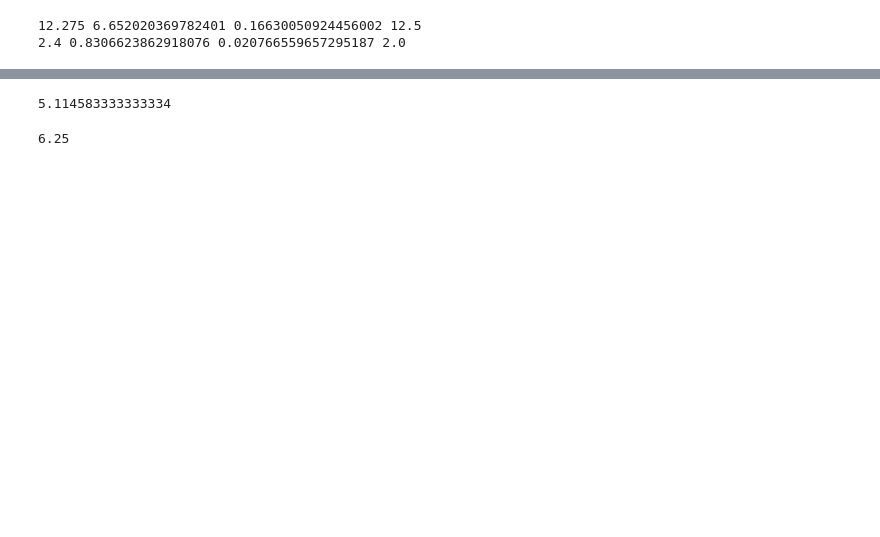
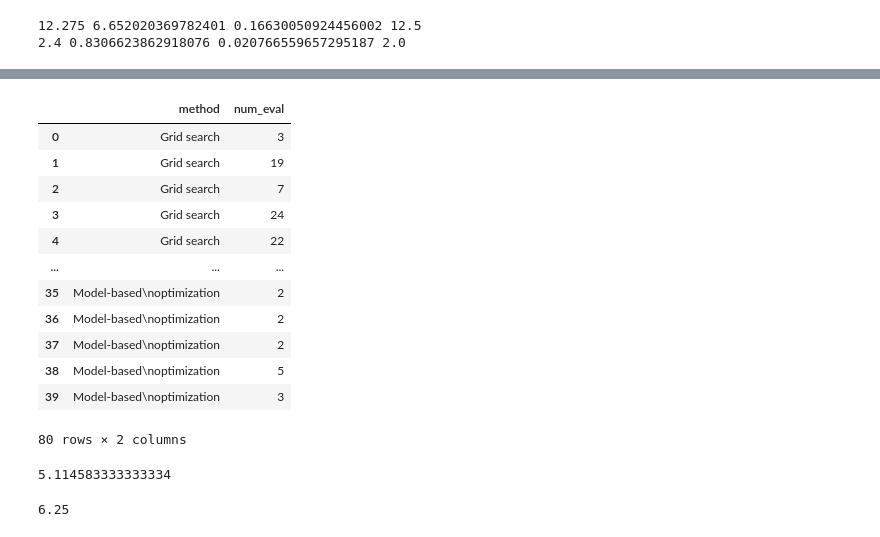
Before and after one commit to rileyhickman/atlas, a Jupyter notebook: examples/lnp/mixed_dis_cat/plotting/plot_results.ipynb, the cells around one changed output, grey strips where cells are left out. Cells and saved outputs as stored; diff of their text form; code cells hidden in the pictures; blank space fills up the shorter version.

```diff
--- a/examples/lnp/mixed_dis_cat/plotting/plot_results.ipynb
+++ b/examples/lnp/mixed_dis_cat/plotting/plot_results.ipynb
@@ -370,3 +432,19 @@ plt.savefig('num_batches_best_32.png', dpi=300)
+# %%
+df_num_batches
+# %% [output]
+|  | method | num_eval |
+| 0 | Grid search | 3 |
+| 1 | Grid search | 19 |
+| 2 | Grid search | 7 |
+| 3 | Grid search | 24 |
+| 4 | Grid search | 22 |
+| ... | ... | ... |
+| 35 | Model-based\noptimization | 2 |
+| 36 | Model-based\noptimization | 2 |
+| 37 | Model-based\noptimization | 2 |
+| 38 | Model-based\noptimization | 5 |
+| 39 | Model-based\noptimization | 3 |
+80 rows × 2 columns
 # %%
 12.275/2.4
 # %% [output]
```
Also changed, not shown: parts of 7 cells of this notebook, 24 other files.
